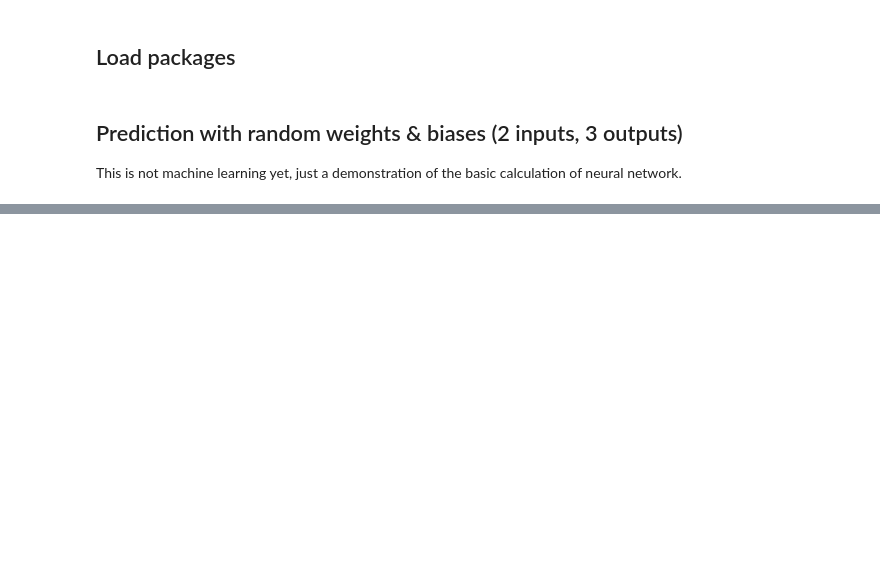
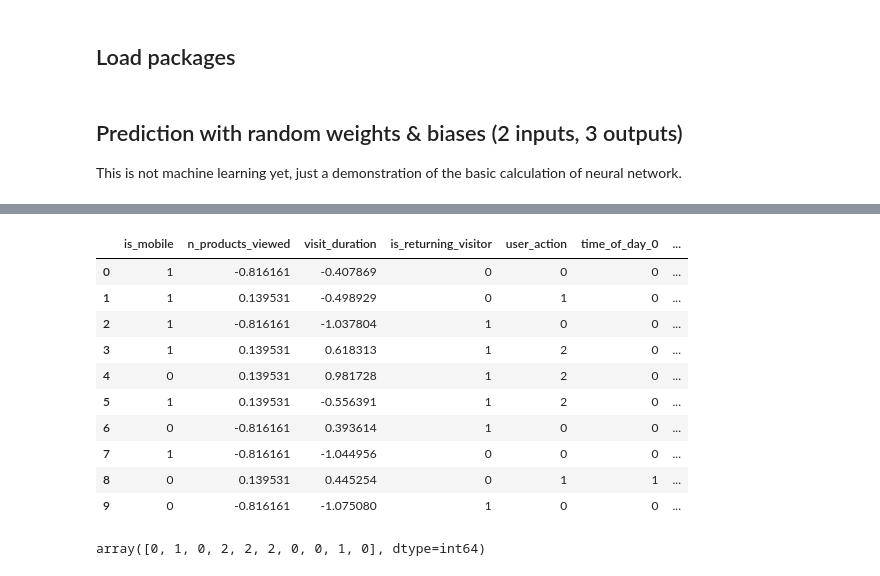
Before and after one commit to woo-chia-wei/py-neural-network, a Jupyter notebook: concepts.ipynb, the cells around one changed output, grey strips where cells are left out. Saved outputs shown, nothing was run; the diff lists cells and outputs as text; code cells hidden in the pictures; blank space fills up the shorter version.

```diff
--- a/concepts.ipynb
+++ b/concepts.ipynb
@@ -71,0 +148,30 @@ Prediction overview:  Counter({0: 865, 2: 446, 1: 189})
+# %%
+#################################
+# Standardize numeric columns
+#################################
+def normalize(s):
+    return (s - s.mean())/s.std()
+
+df['n_products_viewed'] = normalize(df['n_products_viewed'])
+df['visit_duration'] = normalize(df['visit_duration'])
+df.head(10)
+# %% [output]
+|  | is_mobile | n_products_viewed | visit_duration | is_returning_visitor | user_action | time_of_day_0 | ... |
+| 0 | 1 | -0.816161 | -0.407869 | 0 | 0 | 0 | ... |
+| 1 | 1 | 0.139531 | -0.498929 | 0 | 1 | 0 | ... |
+| 2 | 1 | -0.816161 | -1.037804 | 1 | 0 | 0 | ... |
+| 3 | 1 | 0.139531 | 0.618313 | 1 | 2 | 0 | ... |
+| 4 | 0 | 0.139531 | 0.981728 | 1 | 2 | 0 | ... |
+| 5 | 1 | 0.139531 | -0.556391 | 1 | 2 | 0 | ... |
+| 6 | 0 | -0.816161 | 0.393614 | 1 | 0 | 0 | ... |
+| 7 | 1 | -0.816161 | -1.044956 | 0 | 0 | 0 | ... |
+| 8 | 0 | 0.139531 | 0.445254 | 0 | 1 | 1 | ... |
+| 9 | 0 | -0.816161 | -1.075080 | 1 | 0 | 0 | ... |
+# %%
+########################
+# Define input data Y
+########################
+Y = df['user_action'].as_matrix()
+Y[:10]
+# %% [output]
+array([0, 1, 0, 2, 2, 2, 0, 0, 1, 0], dtype=int64)
```
Also changed, not shown: parts of 7 cells of this notebook, 2 other files.
